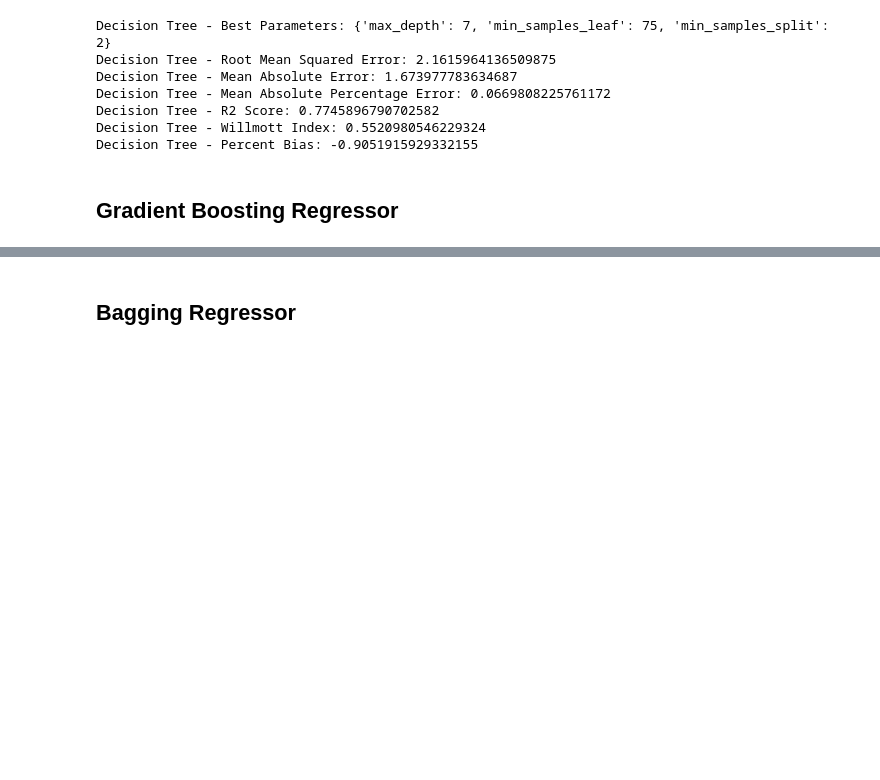
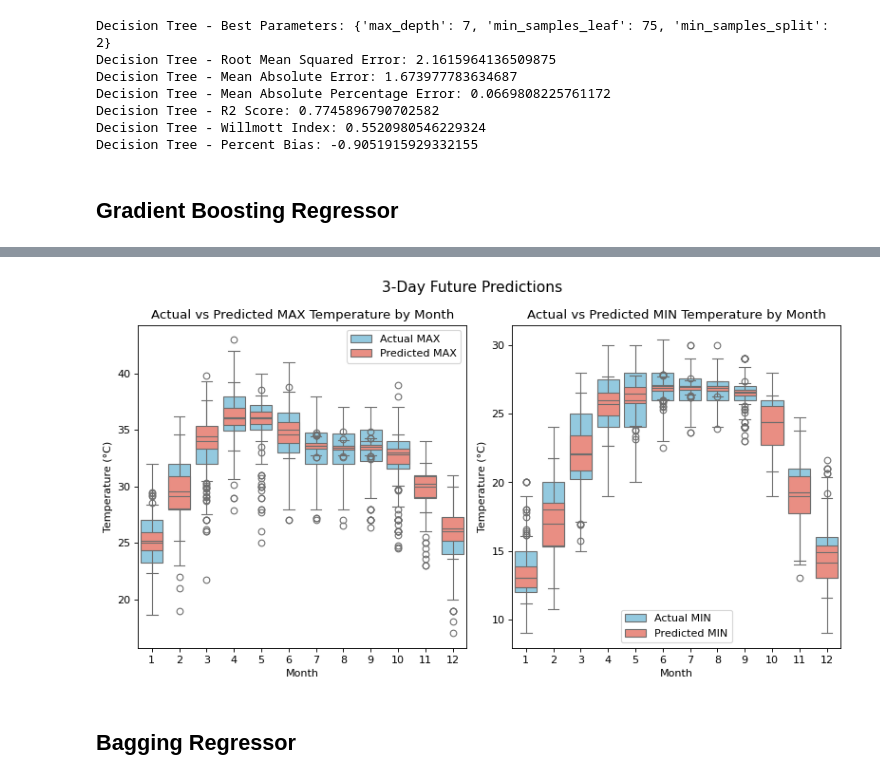
Before and after one commit to Abhiroop2004/STAT-X, a Jupyter notebook: code/ML_forecast+3.ipynb, the cells around one changed output, grey strips where cells are left out. Cells and saved outputs as stored; diff of their text form; code cells hidden in the pictures; blank space fills up the shorter version.

```diff
--- a/code/ML_forecast+3.ipynb
+++ b/code/ML_forecast+3.ipynb
@@ -345,3 +373,26 @@ Percent Bias:  0.09794405493307741
+# %%
+pred_gbr_df = pd.DataFrame(pred_gbr, index=y_test.index, columns=['MAX', 'MIN'])
+y_test['Month'] = y_test.index.month
+pred_gbr_df['Month'] = pred_gbr_df.index.month
+# %%
+import seaborn as sns
+fig, ax = plt.subplots(1, 2, figsize=(10, 5.5), dpi=80)
+sns.boxplot(x=y_test['Month'], y=y_test['MAX'], ax=ax[0], color='skyblue', label='Actual MAX')
+sns.boxplot(x=pred_gbr_df['Month'], y=pred_gbr_df['MAX'], ax=ax[0], color='salmon', label='Predicted MAX')
+sns.boxplot(x=y_test['Month'], y=y_test['MIN'], ax=ax[1], color='skyblue', label='Actual MIN')
+sns.boxplot(x=pred_gbr_df['Month'], y=pred_gbr_df['MIN'], ax=ax[1], color='salmon', label='Predicted MIN')
+
+ax[0].set_title("Actual vs Predicted MAX Temperature by Month")
+#ax[1].set_title("Predicted MAX Temperature by Month")
+ax[1].set_title("Actual vs Predicted MIN Temperature by Month")
+#ax[3].set_title("Predicted MIN Temperature by Month")
+
+for i in range(2): ax[i].set_ylabel("Temperature (°C)")
+fig.suptitle("3-Day Future Predictions", fontsize=14)
+plt.tight_layout()
+plt.show()
+# %% [output]
+[figure, added]
 # %% [markdown]
 ## Bagging Regressor
 # %%
```
Also changed, not shown: parts of 4 cells of this notebook, 9 other files.
